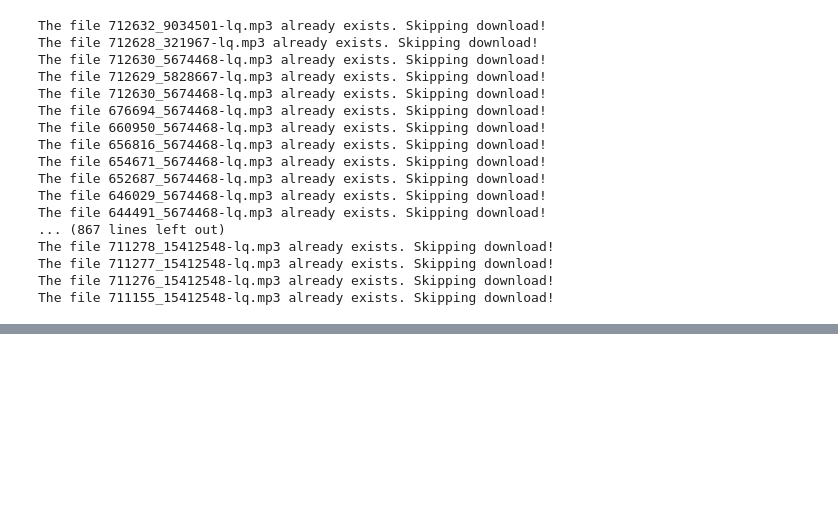
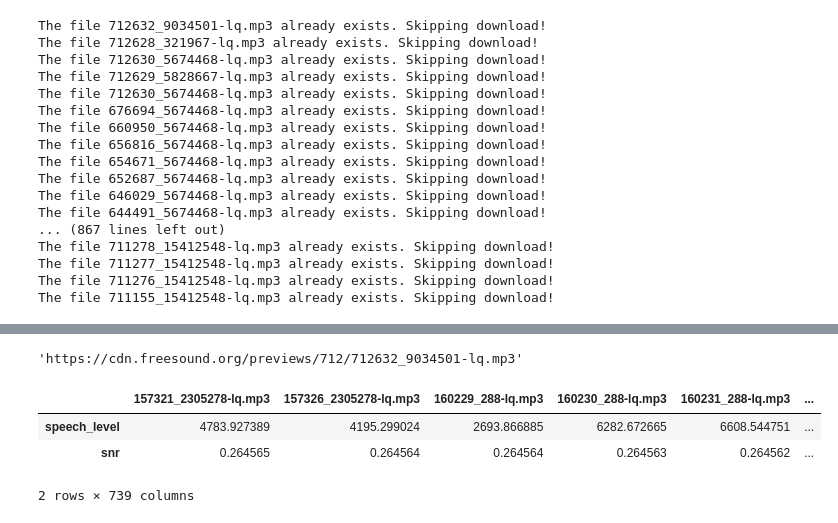
Before and after one commit to IbriRima/Audio-Quality-Evaluation, a Jupyter notebook: test_notebook.ipynb, the cells around one changed output, grey strips where cells are left out. Saved outputs shown, nothing was run; the diff lists cells and outputs as text; code cells hidden in the pictures; blank space fills up the shorter version.

```diff
--- a/test_notebook.ipynb
+++ b/test_notebook.ipynb
@@ -89,0 +109,6 @@ for item in files_and_directories:
+# %%
+df_dic={}
+# %%
+df['record'][0]
+# %% [output]
+'https://cdn.freesound.org/previews/712/712632_9034501-lq.mp3'
@@ -89,0 +122,9 @@ for item in files_and_directories:
+# %%
+data=pd.DataFrame(df_dic)
+# %%
+data.head(3)
+# %% [output]
+|  | 157321_2305278-lq.mp3 | 157326_2305278-lq.mp3 | 160229_288-lq.mp3 | 160230_288-lq.mp3 | 160231_288-lq.mp3 | ... |
+| speech_level | 4783.927389 | 4195.299024 | 2693.866885 | 6282.672665 | 6608.544751 | ... |
+| snr | 0.264565 | 0.264564 | 0.264564 | 0.264563 | 0.264562 | ... |
+2 rows × 739 columns
```
Also changed, not shown: parts of 8 cells of this notebook, 1 other file.
